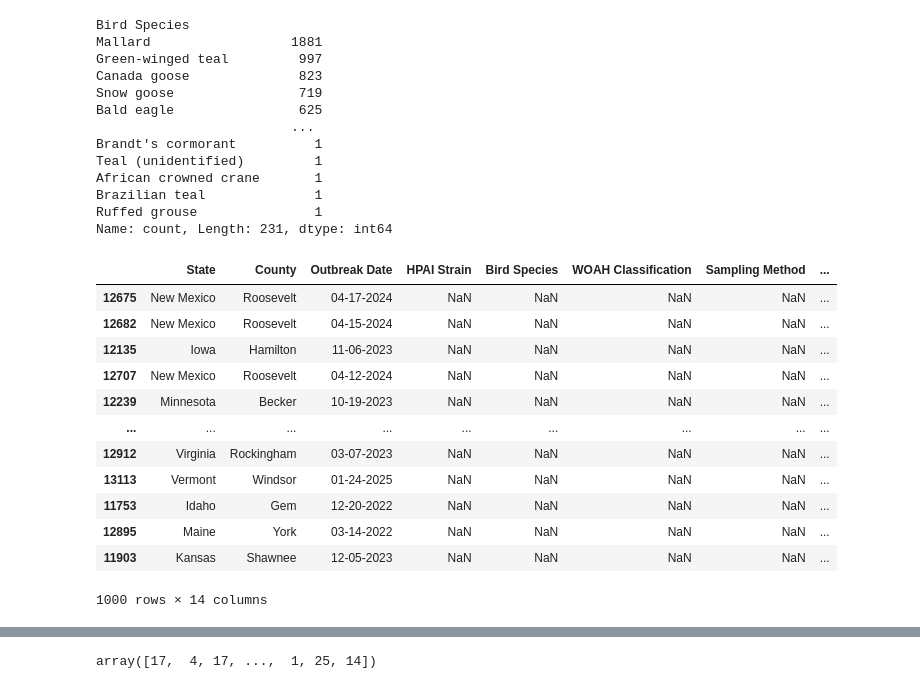
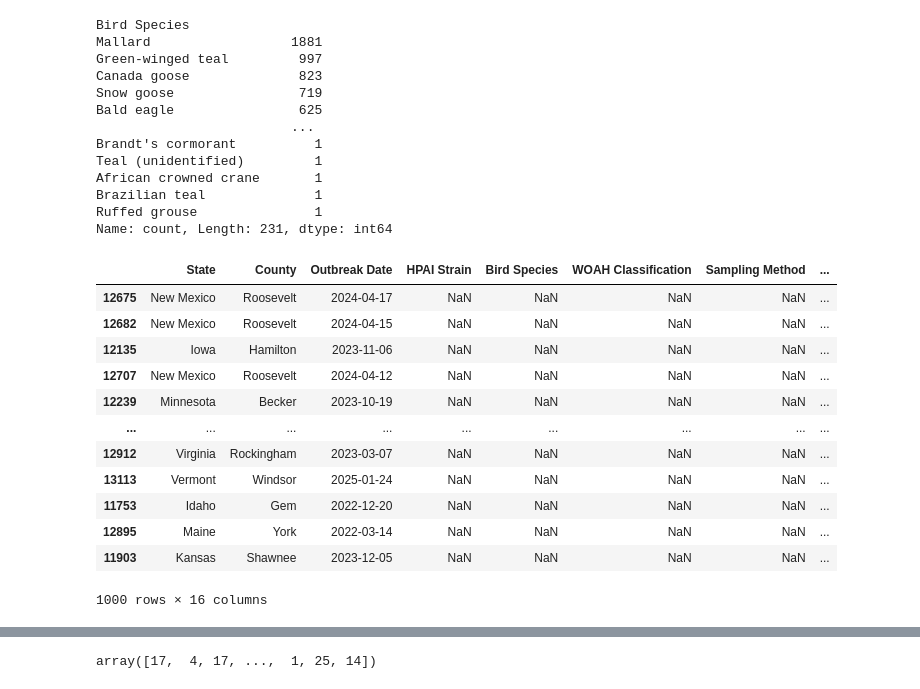
Before and after one commit to MaryPulley/Project_2, a Jupyter notebook: pre_process_combined.ipynb, the cells around one changed output, grey strips where cells are left out. Drawn from its saved outputs; the diff is of its cells as text; code cells hidden in the pictures.

```diff
--- a/pre_process_combined.ipynb
+++ b/pre_process_combined.ipynb
@@ -139,3 +119,7 @@ dtypes: float64(1), object(12)
 memory usage: 1.4+ MB
 # %%
 df_combined.dropna(subset=['County'], inplace=True)
+# %%
+label_encoder = LabelEncoder()
+df_combined['County Encoded'] = label_encoder.fit_transform(df_combined['County'])
+df_combined.head(1000)
@@ -174,21 +172,36 @@ African crowned crane       1
 Brazilian teal              1
 Ruffed grouse               1
 Name: count, Length: 231, dtype: int64
-# %%
-label_encoder = LabelEncoder()
-df_combined['Flock Type Encoded'] = label_encoder.fit_transform(df_combined['Flock Type'])
-df_combined.head(1000)
-# %% [output]
-|  | State | County | Outbreak Date | HPAI Strain | Bird Species | WOAH Classification | Sampling Method | ... |
-| 12675 | New Mexico | Roosevelt | 04-17-2024 | NaN | NaN | NaN | NaN | ... |
-| 12682 | New Mexico | Roosevelt | 04-15-2024 | NaN | NaN | NaN | NaN | ... |
-| 12135 | Iowa | Hamilton | 11-06-2023 | NaN | NaN | NaN | NaN | ... |
-| 12707 | New Mexico | Roosevelt | 04-12-2024 | NaN | NaN | NaN | NaN | ... |
-| 12239 | Minnesota | Becker | 10-19-2023 | NaN | NaN | NaN | NaN | ... |
-| ... | ... | ... | ... | ... | ... | ... | ... | ... |
-| 12912 | Virginia | Rockingham | 03-07-2023 | NaN | NaN | NaN | NaN | ... |
-| 13113 | Vermont | Windsor | 01-24-2025 | NaN | NaN | NaN | NaN | ... |
-| 11753 | Idaho | Gem | 12-20-2022 | NaN | NaN | NaN | NaN | ... |
-| 12895 | Maine | York | 03-14-2022 | NaN | NaN | NaN | NaN | ... |
-| 11903 | Kansas | Shawnee | 12-05-2023 | NaN | NaN | NaN | NaN | ... |
-1000 rows × 14 columns
+# %%
+label_encoder = LabelEncoder()
+df_combined['Flock Type Encoded'] = label_encoder.fit_transform(df_combined['Flock Type'])
+df_combined['State Encoded'] = label_encoder.fit_transform(df_combined['State'])
+
+# df_combined['Outbreak Date'] = pd.to_datetime(df_combined['Outbreak Date'], errors='coerce')
+# df_combined['Outbreak Date'] = df_combined['Outbreak Date'].fillna(0).dt.strftime('%Y%m%d').astype(int)
+
+# df_combined['Outbreak Date'] = pd.to_datetime(df_combined['Outbreak Date'], errors='coerce')
+df_combined['Outbreak Date'] = pd.to_datetime(df_combined['Outbreak Date'], format='mixed')
+
+# # Convert datetime to string format first, keeping NaT values
+# df_combined['Outbreak Date'] = df_combined['Outbreak Date'].dt.strftime('%Y%m%d')
+
+# # Replace NaN (from NaT conversion) with '0', then convert to integer
+# df_combined['Outbreak Date'] = df_combined['Outbreak Date'].fillna('0').astype(int)
+
+
+df_combined.head(1000)
+# %% [output]
+|  | State | County | Outbreak Date | HPAI Strain | Bird Species | WOAH Classification | Sampling Method | ... |
+| 12675 | New Mexico | Roosevelt | 2024-04-17 | NaN | NaN | NaN | NaN | ... |
+| 12682 | New Mexico | Roosevelt | 2024-04-15 | NaN | NaN | NaN | NaN | ... |
+| 12135 | Iowa | Hamilton | 2023-11-06 | NaN | NaN | NaN | NaN | ... |
+| 12707 | New Mexico | Roosevelt | 2024-04-12 | NaN | NaN | NaN | NaN | ... |
+| 12239 | Minnesota | Becker | 2023-10-19 | NaN | NaN | NaN | NaN | ... |
+| ... | ... | ... | ... | ... | ... | ... | ... | ... |
+| 12912 | Virginia | Rockingham | 2023-03-07 | NaN | NaN | NaN | NaN | ... |
+| 13113 | Vermont | Windsor | 2025-01-24 | NaN | NaN | NaN | NaN | ... |
+| 11753 | Idaho | Gem | 2022-12-20 | NaN | NaN | NaN | NaN | ... |
+| 12895 | Maine | York | 2022-03-14 | NaN | NaN | NaN | NaN | ... |
+| 11903 | Kansas | Shawnee | 2023-12-05 | NaN | NaN | NaN | NaN | ... |
+1000 rows × 16 columns
```
Also changed, not shown: parts of 5 cells of this notebook.
